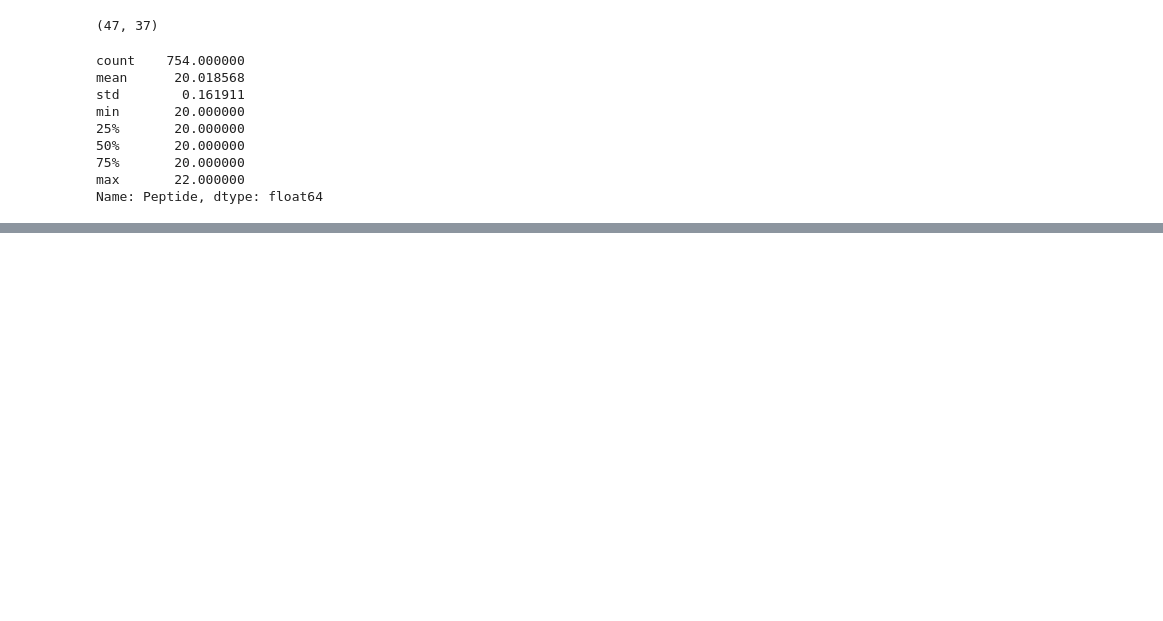
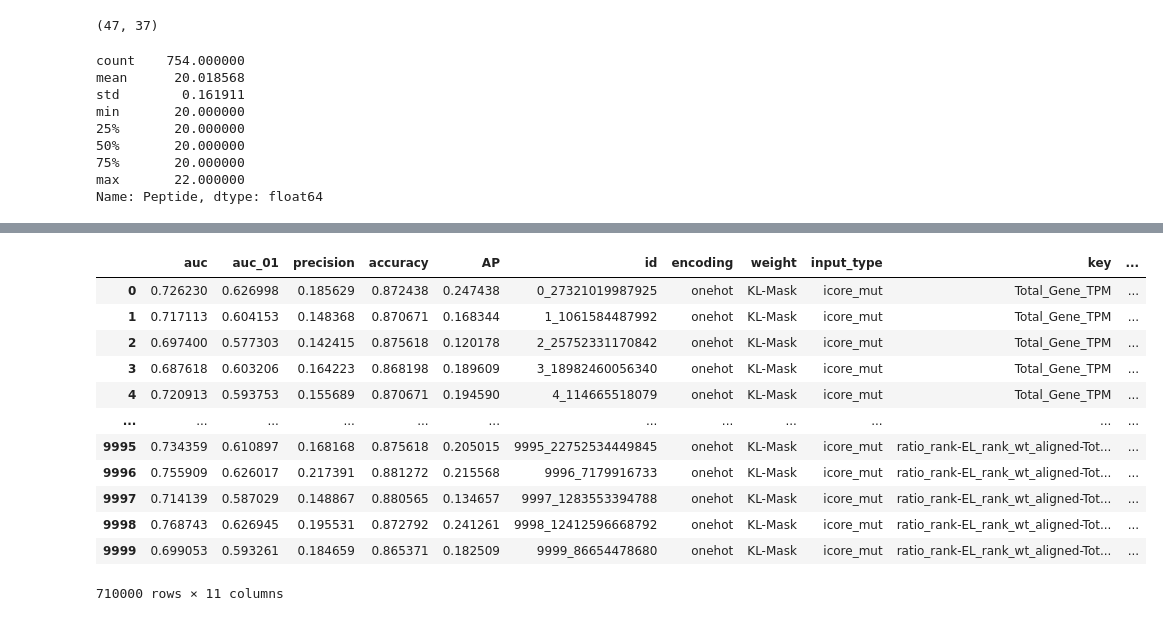
Before and after one commit to richieYT-wan/cedar, a Jupyter notebook: notebook/231017_new_data_and_review.ipynb, the cells around one changed output, grey strips where cells are left out. Saved outputs shown, nothing was run; the diff lists cells and outputs as text; code cells hidden in the pictures; blank space fills up the shorter version.

```diff
--- a/notebook/231017_new_data_and_review.ipynb
+++ b/notebook/231017_new_data_and_review.ipynb
@@ -450,0 +495,2 @@ Name: Peptide, dtype: float64
+# %%
+concat = pd.concat([pd.read_csv(f'../output/copy_test/{x}') for x in os.listdir('../output/copy_test/')])
@@ -450,0 +525,16 @@ Name: Peptide, dtype: float64
+# %%
+concat
+# %% [output]
+|  | auc | auc_01 | precision | accuracy | AP | id | encoding | weight | input_type | key | ... |
+| 0 | 0.726230 | 0.626998 | 0.185629 | 0.872438 | 0.247438 | 0_27321019987925 | onehot | KL-Mask | icore_mut | Total_Gene_TPM | ... |
+| 1 | 0.717113 | 0.604153 | 0.148368 | 0.870671 | 0.168344 | 1_1061584487992 | onehot | KL-Mask | icore_mut | Total_Gene_TPM | ... |
+| 2 | 0.697400 | 0.577303 | 0.142415 | 0.875618 | 0.120178 | 2_25752331170842 | onehot | KL-Mask | icore_mut | Total_Gene_TPM | ... |
+| 3 | 0.687618 | 0.603206 | 0.164223 | 0.868198 | 0.189609 | 3_18982460056340 | onehot | KL-Mask | icore_mut | Total_Gene_TPM | ... |
+| 4 | 0.720913 | 0.593753 | 0.155689 | 0.870671 | 0.194590 | 4_114665518079 | onehot | KL-Mask | icore_mut | Total_Gene_TPM | ... |
+| ... | ... | ... | ... | ... | ... | ... | ... | ... | ... | ... | ... |
+| 9995 | 0.734359 | 0.610897 | 0.168168 | 0.875618 | 0.205015 | 9995_22752534449845 | onehot | KL-Mask | icore_mut | ratio_rank-EL_rank_wt_aligned-Tot... | ... |
+| 9996 | 0.755909 | 0.626017 | 0.217391 | 0.881272 | 0.215568 | 9996_7179916733 | onehot | KL-Mask | icore_mut | ratio_rank-EL_rank_wt_aligned-Tot... | ... |
+| 9997 | 0.714139 | 0.587029 | 0.148867 | 0.880565 | 0.134657 | 9997_1283553394788 | onehot | KL-Mask | icore_mut | ratio_rank-EL_rank_wt_aligned-Tot... | ... |
+| 9998 | 0.768743 | 0.626945 | 0.195531 | 0.872792 | 0.241261 | 9998_12412596668792 | onehot | KL-Mask | icore_mut | ratio_rank-EL_rank_wt_aligned-Tot... | ... |
+| 9999 | 0.699053 | 0.593261 | 0.184659 | 0.865371 | 0.182509 | 9999_86654478680 | onehot | KL-Mask | icore_mut | ratio_rank-EL_rank_wt_aligned-Tot... | ... |
+710000 rows × 11 columns
```
Also changed, not shown: parts of 15 cells of this notebook, 2 other files.
